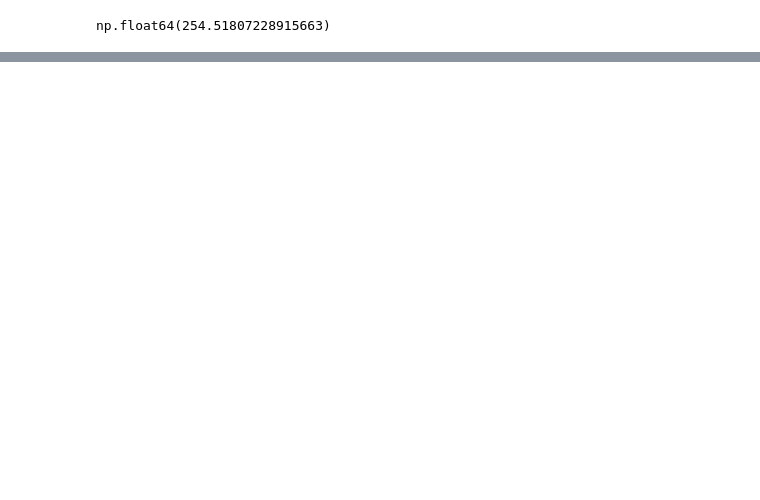
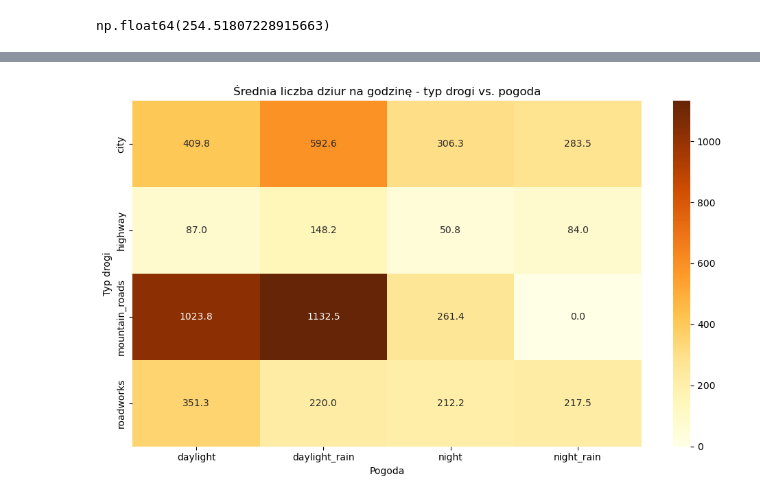
Before and after one commit to adis92202/CarVision_MGR, a Jupyter notebook: notebooks/eda.ipynb, the cells around one changed output, grey strips where cells are left out. Saved outputs shown, nothing was run; the diff lists cells and outputs as text; code cells hidden in the pictures; blank space fills up the shorter version.

```diff
--- a/notebooks/eda.ipynb
+++ b/notebooks/eda.ipynb
@@ -104,0 +263,14 @@ np.float64(254.51807228915663)
+# %%
+pivot_df = df.pivot_table(
+    index="road_type", columns="weather", values="potholes_per_hour", aggfunc="mean"
+)
+
+plt.figure(figsize=(10, 6))
+sns.heatmap(pivot_df, annot=True, fmt=".1f", cmap="YlOrBr")
+plt.title("Średnia liczba dziur na godzinę - typ drogi vs. pogoda")
+plt.xlabel("Pogoda")
+plt.ylabel("Typ drogi")
+plt.tight_layout()
+plt.show()
+# %% [output]
+[figure, added]
```
Also changed, not shown: parts of 31 cells of this notebook.
